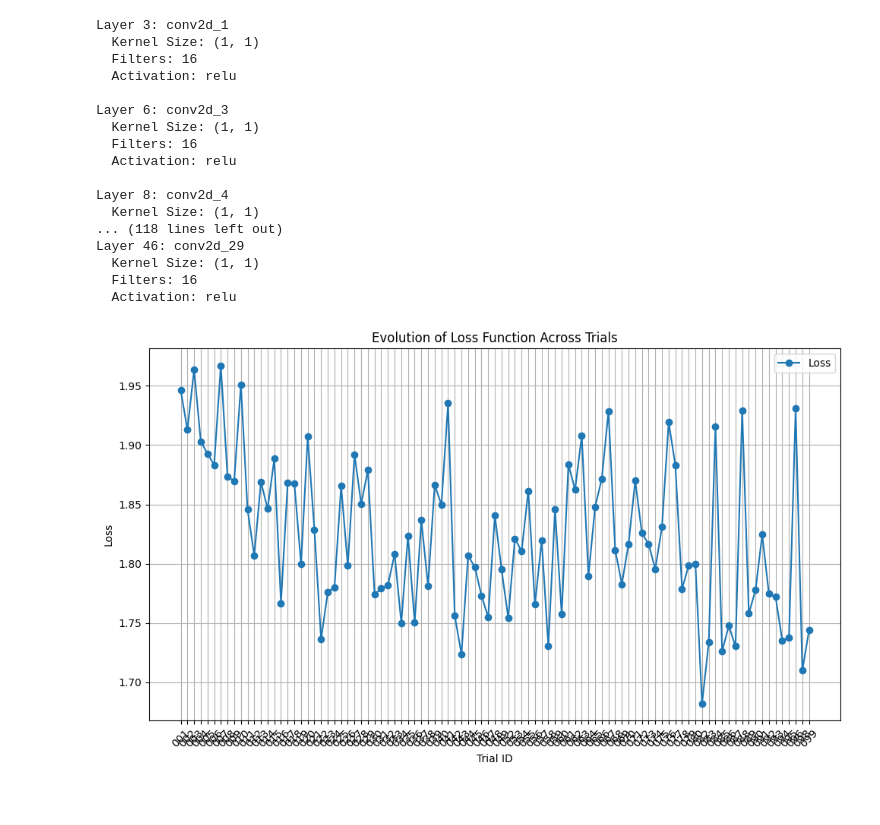
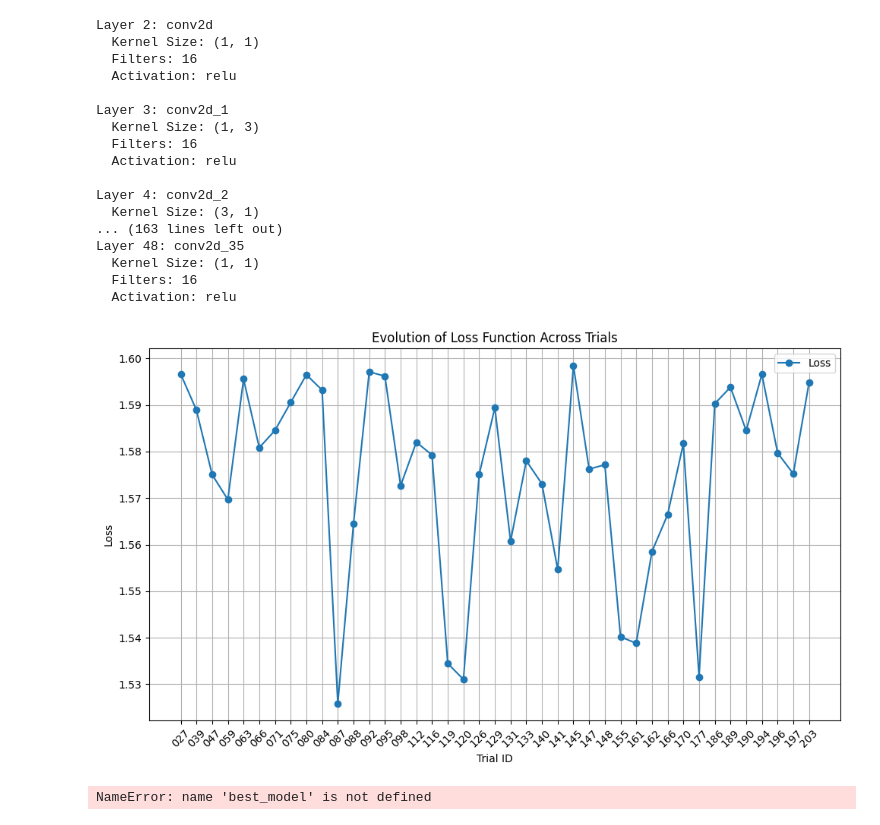
Before and after one commit to WK232/PFE, a Jupyter notebook: Test-cifar10/OneShot/One Shot.ipynb, the cells around one changed output. Cells and saved outputs as stored; diff of their text form; code cells hidden in the pictures.

Commit message:
Modification Nb epochs

```diff
--- a/Test-cifar10/OneShot/One Shot.ipynb
+++ b/Test-cifar10/OneShot/One Shot.ipynb
@@ -160,7 +164,7 @@ auto_model = ak.AutoModel(
     inputs=input_node,
     outputs=final_output,
     overwrite=True,
-    max_trials=100
+    max_trials=300
 )
 
 # Load and preprocess CIFAR-10 data
@@ -223,55 +227,60 @@ for i, layer in enumerate(best_model.layers):
         print(f"  Activation: {config['activation']}")
         print()
 # %% [output]
-Layer 3: conv2d_1
+Layer 2: conv2d
   Kernel Size: (1, 1)
   Filters: 16
   Activation: relu
 
-Layer 6: conv2d_3
+Layer 3: conv2d_1
+  Kernel Size: (1, 3)
+  Filters: 16
+  Activation: relu
+
+Layer 4: conv2d_2
+  Kernel Size: (3, 1)
+... (163 lines left out)
+Layer 48: conv2d_35
   Kernel Size: (1, 1)
   Filters: 16
   Activation: relu
-
-Layer 8: conv2d_4
-  Kernel Size: (1, 1)
-... (118 lines left out)
-Layer 46: conv2d_29
-  Kernel Size: (1, 1)
-  Filters: 16
-  Activation: relu
 # %%
 best_model.save("best_model.keras")
 # %%
 import matplotlib.pyplot as plt
 
 # Extract trial information from the tuner
 trials = auto_model.tuner.oracle.trials
 
 # Collect loss values for all trials
 trial_ids = []
 loss_values = []
 
 for trial_id, trial in trials.items():
-    if (trial.status == "COMPLETED") and (trial.score<=2.0):  # Only consider completed trials
+    if (trial.status == "COMPLETED") and (trial.score<=1.6):  # Only consider completed trials
         trial_ids.append(trial_id)
         loss_values.append(trial.score)  # The score is the loss value
 
 # Sort trials by their IDs (optional, for better visualization)
 sorted_indices = sorted(range(len(trial_ids)), key=lambda i: trial_ids[i])
 trial_ids = [trial_ids[i] for i in sorted_indices]
 loss_values = [loss_values[i] for i in sorted_indices]
 
 # Plot the evolution of the loss function
 plt.figure(figsize=(10, 6))
 plt.plot(trial_ids, loss_values, marker='o', label='Loss')
 plt.title('Evolution of Loss Function Across Trials')
 plt.xlabel('Trial ID')
 plt.ylabel('Loss')
 plt.xticks(rotation=45)
 plt.grid(True)
 plt.legend()
 plt.tight_layout()
 plt.show()
 # %% [output]
-[figure, old version]
+[figure, new version]
+# %%
+# Train the best model
+best_model.fit(x_train, y_train, epochs=10, validation_data=(x_test, y_test))
+# %% [output]
+NameError: name 'best_model' is not defined
```
Also changed, not shown: parts of 2 cells of this notebook, 2 other files.
